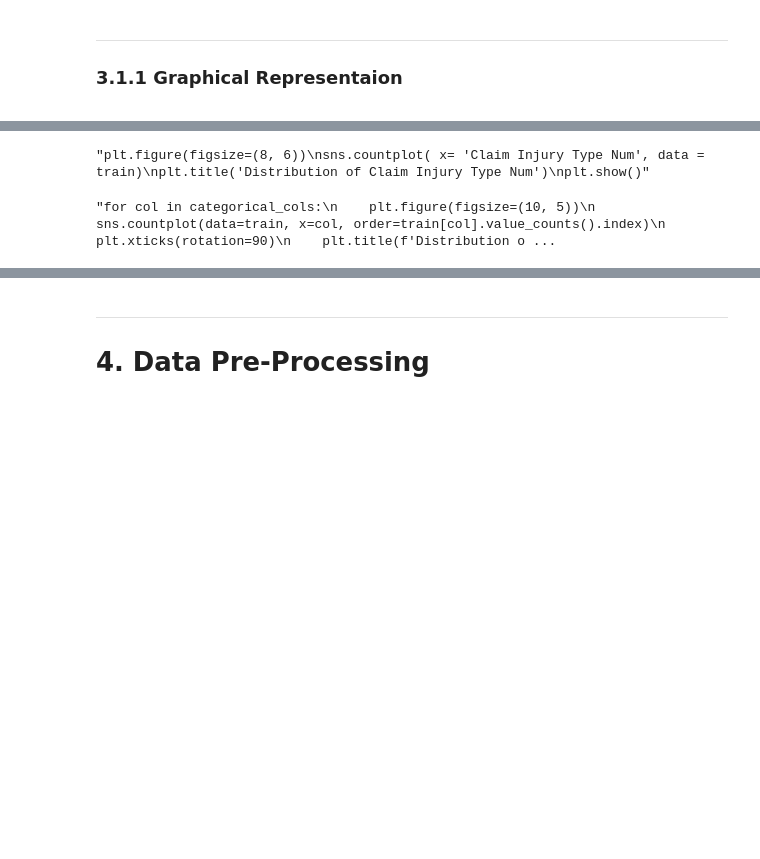
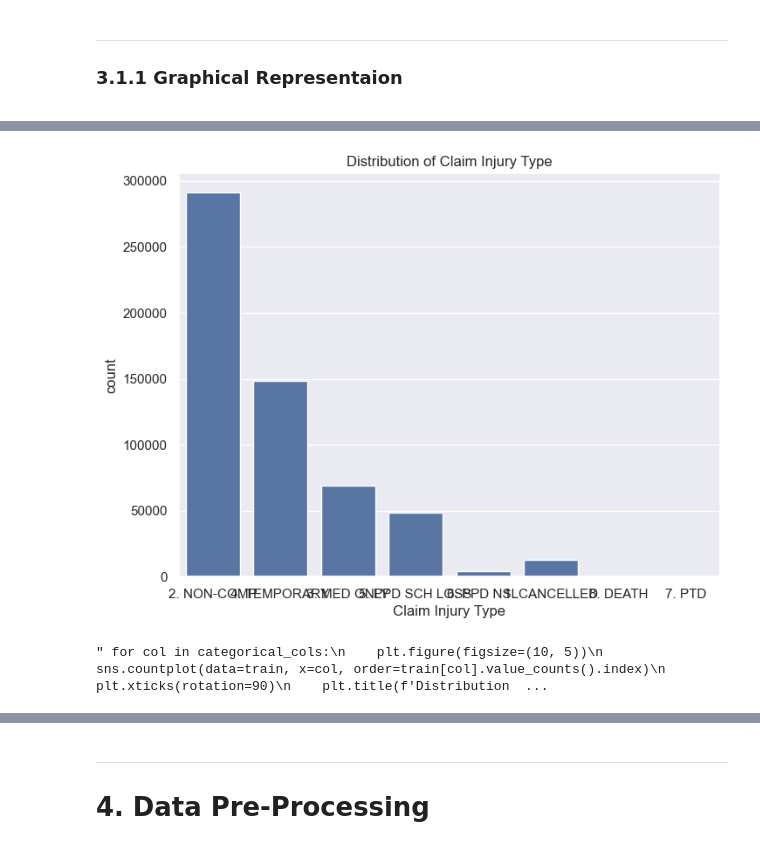
Before and after one commit to RLopes2327/Group17_ML2425, a Jupyter notebook: CurrentMissingValues.ipynb, the cells around one changed output, grey strips where cells are left out. Drawn from its saved outputs; the diff is of its cells as text; code cells hidden in the pictures; blank space fills up the shorter version.

```diff
--- a/CurrentMissingValues.ipynb
+++ b/CurrentMissingValues.ipynb
@@ -272,17 +288,17 @@ plt.show()
 # %%
 plt.figure(figsize=(8, 6))
-sns.countplot( x= 'Claim Injury Type Num', data = train)
-plt.title('Distribution of Claim Injury Type Num')
+sns.countplot( x= 'Claim Injury Type', data = train)
+plt.title('Distribution of Claim Injury Type')
 plt.show()
 # %% [output]
-"plt.figure(figsize=(8, 6))\nsns.countplot( x= 'Claim Injury Type Num', data = train)\nplt.title('Distribution of Claim Injury Type Num')\nplt.show()"
+[figure, added]
 # %%
-for col in categorical_cols:
+""" for col in categorical_cols:
     plt.figure(figsize=(10, 5))
     sns.countplot(data=train, x=col, order=train[col].value_counts().index)
     plt.xticks(rotation=90)
     plt.title(f'Distribution of {col}')
-    plt.show()
+    plt.show() """
 # %% [output]
-"for col in categorical_cols:\n    plt.figure(figsize=(10, 5))\n    sns.countplot(data=train, x=col, order=train[col].value_counts().index)\n    plt.xticks(rotation=90)\n    plt.title(f'Distribution o ...
+" for col in categorical_cols:\n    plt.figure(figsize=(10, 5))\n    sns.countplot(data=train, x=col, order=train[col].value_counts().index)\n    plt.xticks(rotation=90)\n    plt.title(f'Distribution  ...
 # %%
```
Also changed, not shown: parts of 17 cells of this notebook.
